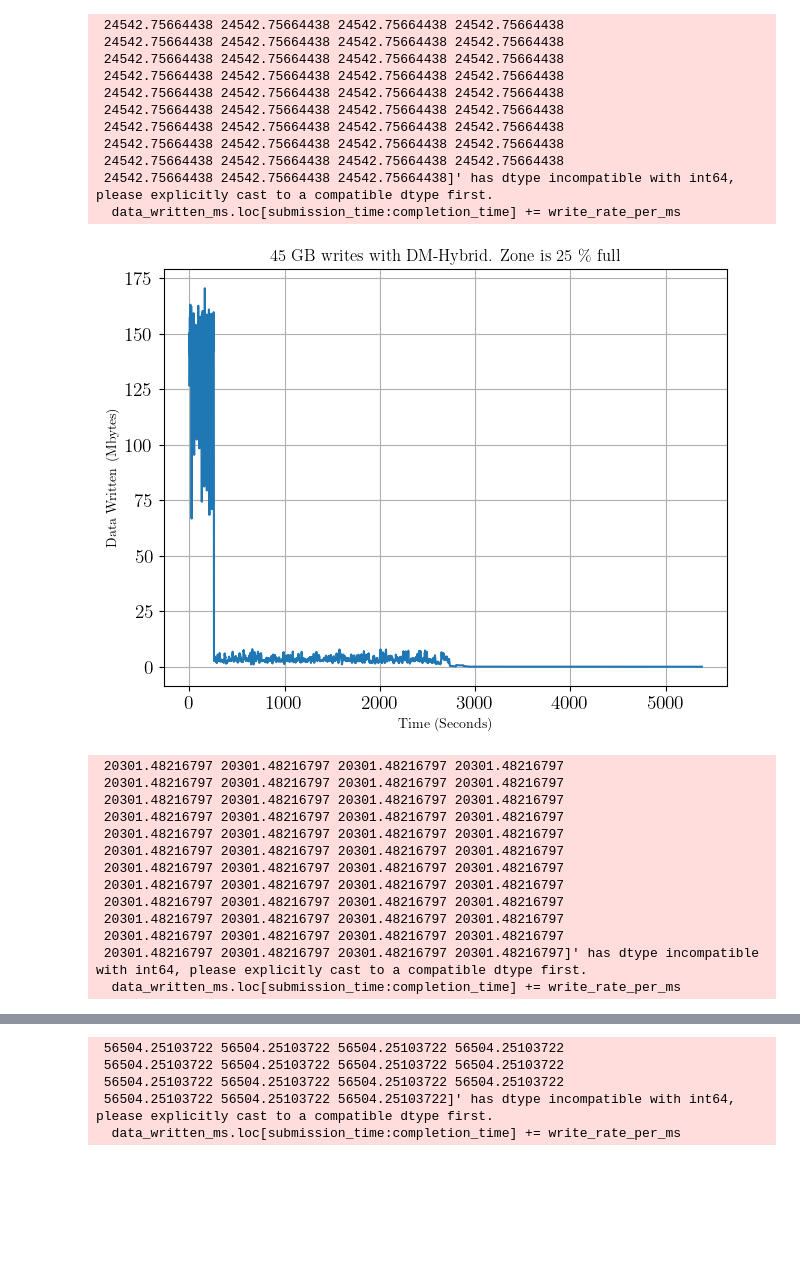
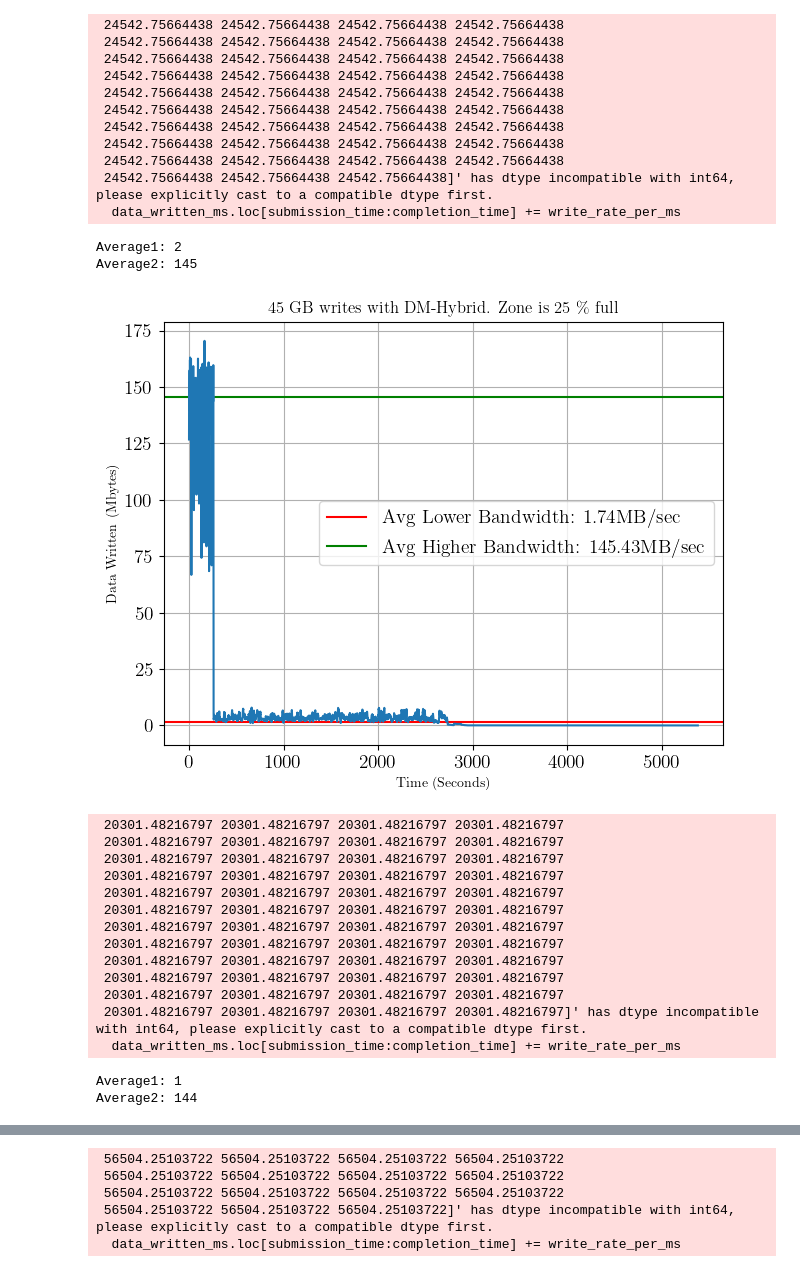
Before and after one commit to csurbhi/fstl, a Jupyter notebook: BandwidthCalculation.ipynb, the cells around one changed output, grey strips where cells are left out. Drawn from its saved outputs; the diff is of its cells as text; code cells hidden in the pictures; blank space fills up the shorter version.

Commit message:
Add two averages for the bimodal DM-Hybrid plots.
Use KMeans from sci-kit to plot the centers of the two clusters that can
be formed.

Signed-off-by: Surbhi Palande <csurbhi@gmail.com>

```diff
--- a/BandwidthCalculation.ipynb
+++ b/BandwidthCalculation.ipynb
@@ -53,48 +54,71 @@ for dir in dirs:
     df_grouped.reset_index(inplace=True)
     df_grouped['cumulative_gb'] = df_grouped['data_written_bytes'].cumsum() / (1024 ** 3)
     df_grouped['data_written_bytes'] = df_grouped['data_written_bytes'] / (1024 ** 2)
+
+    data_array = df_grouped['data_written_bytes'].values.reshape(-1, 1)
+    kmeans = KMeans(n_clusters=2)
+    kmeans.fit(data_array)
+    # Get the cluster centers
+    cluster_centers = kmeans.cluster_centers_.flatten()
+    # Sort cluster centers to get the lowest and highest modes
+    cluster_centers.sort()
+    # Calculate the average of each mode
+    average_mode1 = cluster_centers[0]
+    average_mode2 = cluster_centers[1]
+    print("Average1: " + str(round(average_mode1, )))
+    print("Average2: " + str(round(average_mode2, )))
+    avg_bw_str1 = str(round(average_mode1, 2)) + 'MB/sec'
+    avg_bw_str2 = str(round(average_mode2, 2)) + 'MB/sec'
+    fig, ax = plt.subplots()
+    plt.axhline(y=average_mode2, color='g', linestyle='-', label='Avg Higher Bandwidth: ' + avg_bw_str2)
+    plt.axhline(y=average_mode1, color='r', linestyle='-', label='Avg Lower Bandwidth: ' + avg_bw_str1)
+    plt.legend(loc='center right', fontsize=14)
     # Plot the data size over time for each resolution
     #plt.figure(figsize=(8, 6), dpi=80)
     plt.rc('text', usetex=True)
     plt.rc('font', family='serif')
     plt.rcParams['pdf.fonttype'] = 42
     plt.rcParams['ps.fonttype'] = 42
     plt.xticks(fontsize=14)
     plt.yticks(fontsize=14)
     plt.tight_layout()
-    plt.plot(df_grouped.index, df_grouped['data_written_bytes'])
+    ax.plot(df_grouped.index, df_grouped['data_written_bytes'])
     #plt.plot(df_grouped['cumulative_gb'], df_grouped['data_written_bytes'])
     plt.xlabel('Time (Seconds)')
     plt.ylabel('Data Written (Mbytes)')
     plt.grid(True)  # Optionally, add grid lines
     name=dir.split("Util")
     plt.title(f"45 GB writes with DM-Hybrid. Zone is {name[0]} \% full")
 
     plt.savefig(f'/home/surbhi/github/surbhi-plots/new/STL/{dir}_run1.png', bbox_inches='tight')
     plt.show()
 # %% [output]
  24542.75664438 24542.75664438 24542.75664438 24542.75664438
  24542.75664438 24542.75664438 24542.75664438 24542.75664438
  24542.75664438 24542.75664438 24542.75664438 24542.75664438
  24542.75664438 24542.75664438 24542.75664438 24542.75664438
  24542.75664438 24542.75664438 24542.75664438 24542.75664438
  24542.75664438 24542.75664438 24542.75664438 24542.75664438
  24542.75664438 24542.75664438 24542.75664438 24542.75664438
  24542.75664438 24542.75664438 24542.75664438 24542.75664438
  24542.75664438 24542.75664438 24542.75664438 24542.75664438
  24542.75664438 24542.75664438 24542.75664438]' has dtype incompatible with int64, please explicitly cast to a compatible dtype first.
   data_written_ms.loc[submission_time:completion_time] += write_rate_per_ms
+Average1: 2
+Average2: 145
-[figure, old version]
+[figure, new version]
- 20301.48216797 20301.48216797 20301.48216797 20301.48216797
- 20301.48216797 20301.48216797 20301.48216797 20301.48216797
- 20301.48216797 20301.48216797 20301.48216797 20301.48216797
- 20301.48216797 20301.48216797 20301.48216797 20301.48216797
- 20301.48216797 20301.48216797 20301.48216797 20301.48216797
- 20301.48216797 20301.48216797 20301.48216797 20301.48216797
- 20301.48216797 20301.48216797 20301.48216797 20301.48216797
- 20301.48216797 20301.48216797 20301.48216797 20301.48216797
- 20301.48216797 20301.48216797 20301.48216797 20301.48216797
- 20301.48216797 20301.48216797 20301.48216797 20301.48216797
- 20301.48216797 20301.48216797 20301.48216797 20301.48216797
- 20301.48216797 20301.48216797 20301.48216797 20301.48216797]' has dtype incompatible with int64, please explicitly cast to a compatible dtype first.
-  data_written_ms.loc[submission_time:completion_time] += write_rate_per_ms
+ 20301.48216797 20301.48216797 20301.48216797 20301.48216797
+ 20301.48216797 20301.48216797 20301.48216797 20301.48216797
+ 20301.48216797 20301.48216797 20301.48216797 20301.48216797
+ 20301.48216797 20301.48216797 20301.48216797 20301.48216797
+ 20301.48216797 20301.48216797 20301.48216797 20301.48216797
+ 20301.48216797 20301.48216797 20301.48216797 20301.48216797
+ 20301.48216797 20301.48216797 20301.48216797 20301.48216797
+ 20301.48216797 20301.48216797 20301.48216797 20301.48216797
+ 20301.48216797 20301.48216797 20301.48216797 20301.48216797
+ 20301.48216797 20301.48216797 20301.48216797 20301.48216797
+ 20301.48216797 20301.48216797 20301.48216797 20301.48216797
+ 20301.48216797 20301.48216797 20301.48216797 20301.48216797]' has dtype incompatible with int64, please explicitly cast to a compatible dtype first.
+  data_written_ms.loc[submission_time:completion_time] += write_rate_per_ms
+Average1: 1
+Average2: 144
```
Also changed, not shown: parts of 2 cells of this notebook.
